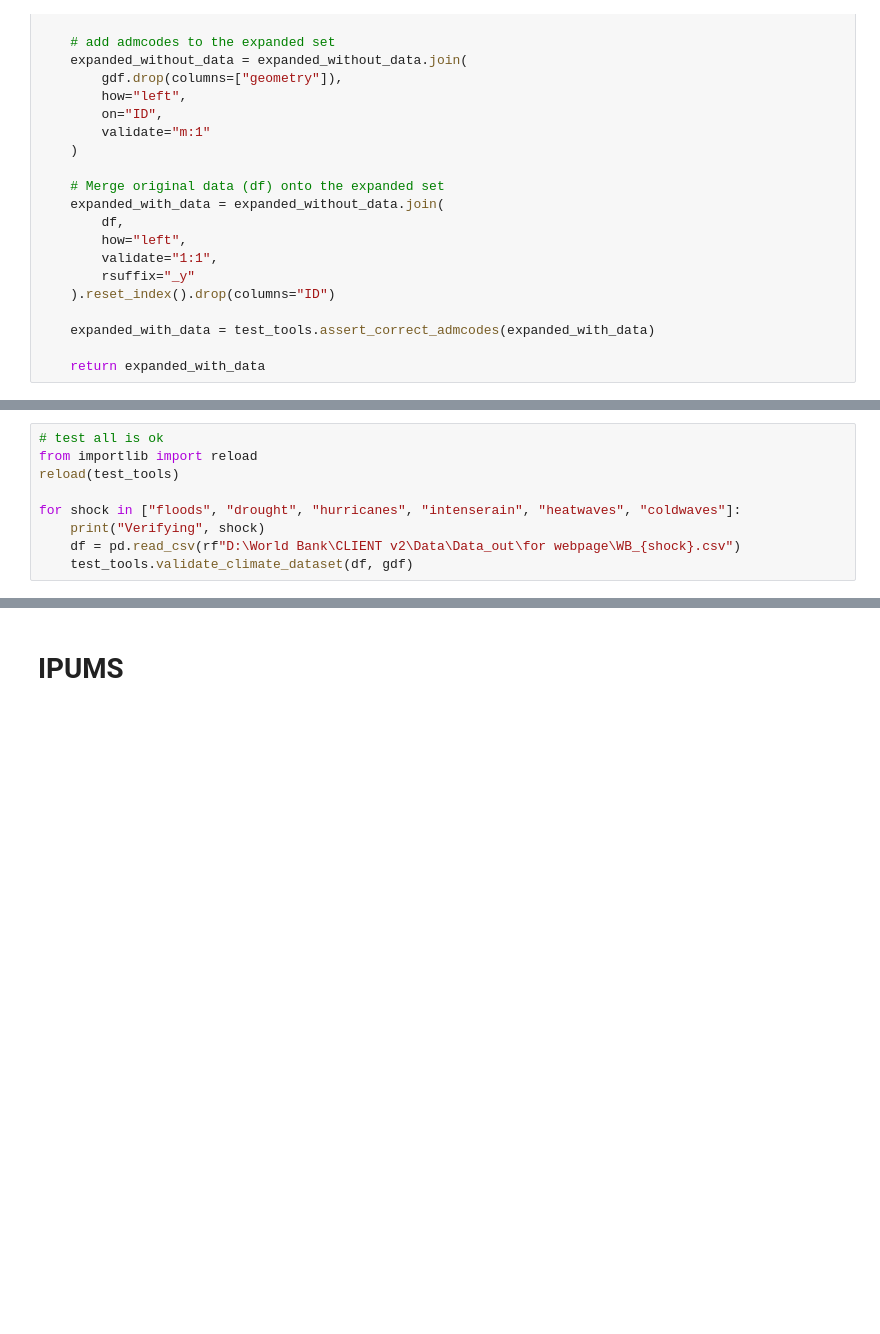
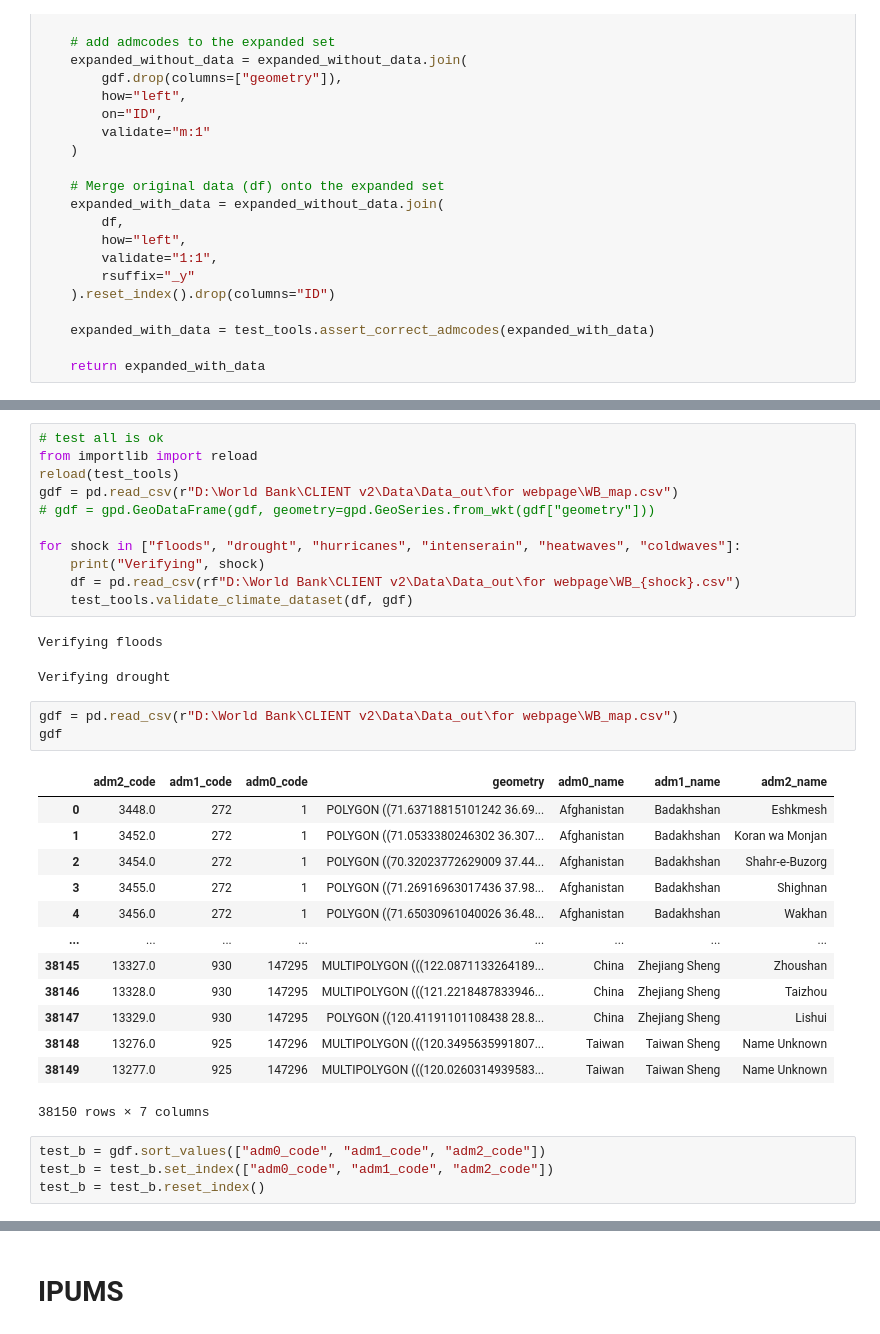
Before and after one commit to Queeno11/CLIENT-v2, a Jupyter notebook: 06_bases_webpage.ipynb, the cells around one changed output, grey strips where cells are left out. Drawn from its saved outputs; the diff is of its cells as text; blank space fills up the shorter version.

```diff
--- a/06_bases_webpage.ipynb
+++ b/06_bases_webpage.ipynb
@@ -122,8 +153,34 @@ for shock in ["floods", "drought", "hurricanes", "intenserain", "heatwaves", "co
 # test all is ok
 from importlib import reload
 reload(test_tools)
+gdf = pd.read_csv(r"D:\World Bank\CLIENT v2\Data\Data_out\for webpage\WB_map.csv")
+# gdf = gpd.GeoDataFrame(gdf, geometry=gpd.GeoSeries.from_wkt(gdf["geometry"]))
 
 for shock in ["floods", "drought", "hurricanes", "intenserain", "heatwaves", "coldwaves"]:
     print("Verifying", shock)
     df = pd.read_csv(rf"D:\World Bank\CLIENT v2\Data\Data_out\for webpage\WB_{shock}.csv")
     test_tools.validate_climate_dataset(df, gdf)
+# %% [output]
+Verifying floods
+Verifying drought
+# %%
+gdf = pd.read_csv(r"D:\World Bank\CLIENT v2\Data\Data_out\for webpage\WB_map.csv")
+gdf
+# %% [output]
+|  | adm2_code | adm1_code | adm0_code | geometry | adm0_name | adm1_name | adm2_name |
+| 0 | 3448.0 | 272 | 1 | POLYGON ((71.63718815101242 36.69... | Afghanistan | Badakhshan | Eshkmesh |
+| 1 | 3452.0 | 272 | 1 | POLYGON ((71.0533380246302 36.307... | Afghanistan | Badakhshan | Koran wa Monjan |
+| 2 | 3454.0 | 272 | 1 | POLYGON ((70.32023772629009 37.44... | Afghanistan | Badakhshan | Shahr-e-Buzorg |
+| 3 | 3455.0 | 272 | 1 | POLYGON ((71.26916963017436 37.98... | Afghanistan | Badakhshan | Shighnan |
+| 4 | 3456.0 | 272 | 1 | POLYGON ((71.65030961040026 36.48... | Afghanistan | Badakhshan | Wakhan |
+| ... | ... | ... | ... | ... | ... | ... | ... |
+| 38145 | 13327.0 | 930 | 147295 | MULTIPOLYGON (((122.0871133264189... | China | Zhejiang Sheng | Zhoushan |
+| 38146 | 13328.0 | 930 | 147295 | MULTIPOLYGON (((121.2218487833946... | China | Zhejiang Sheng | Taizhou |
+| 38147 | 13329.0 | 930 | 147295 | POLYGON ((120.41191101108438 28.8... | China | Zhejiang Sheng | Lishui |
+| 38148 | 13276.0 | 925 | 147296 | MULTIPOLYGON (((120.3495635991807... | Taiwan | Taiwan Sheng | Name Unknown |
+| 38149 | 13277.0 | 925 | 147296 | MULTIPOLYGON (((120.0260314939583... | Taiwan | Taiwan Sheng | Name Unknown |
+38150 rows × 7 columns
+# %%
+test_b = gdf.sort_values(["adm0_code", "adm1_code", "adm2_code"])
+test_b = test_b.set_index(["adm0_code", "adm1_code", "adm2_code"])
+test_b = test_b.reset_index()
```
Also changed, not shown: parts of 12 cells of this notebook, 3 other files.
